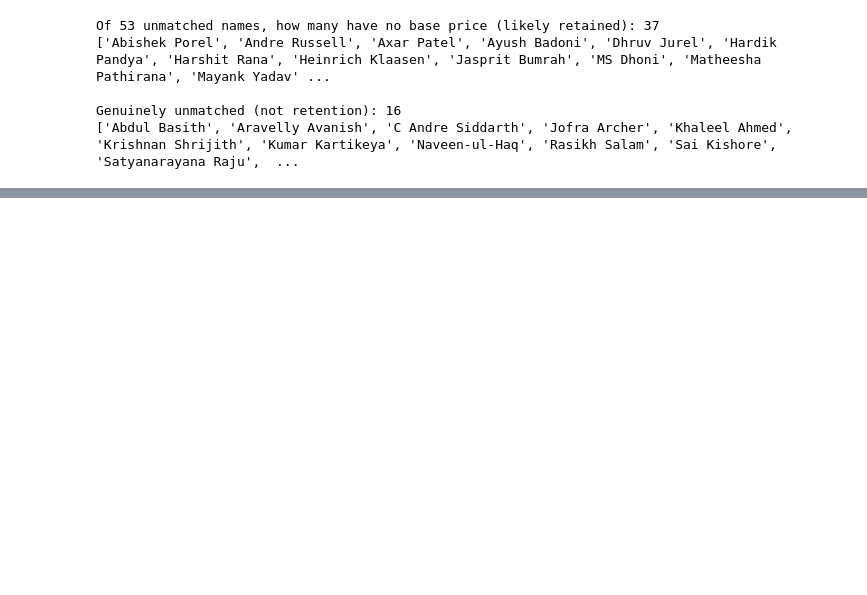
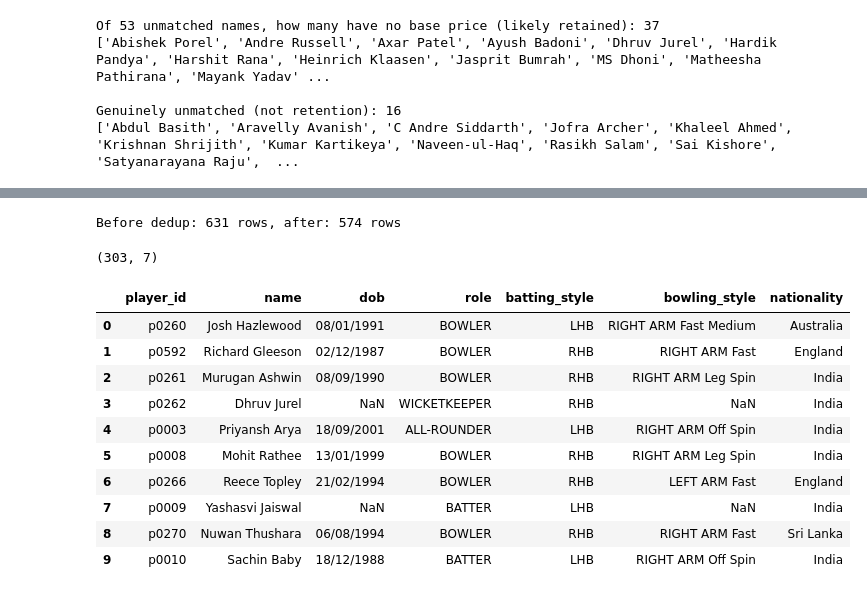
Before and after one commit to psai09599-stack/IPL-Auction-Intelligence, a Jupyter notebook: notebooks/01_data_audit.ipynb, the cells around one changed output, grey strips where cells are left out. Saved outputs shown, nothing was run; the diff lists cells and outputs as text; code cells hidden in the pictures; blank space fills up the shorter version.

```diff
--- a/notebooks/01_data_audit.ipynb
+++ b/notebooks/01_data_audit.ipynb
@@ -696,0 +736,59 @@ print(len(retained_players_meta))
+# %%
+# Drop duplicate names, keep first occurrence
+df_meta_2025_dedup = df_meta_2025.drop_duplicates(subset="full_name", keep="first")
+print(f"Before dedup: {len(df_meta_2025)} rows, after: {len(df_meta_2025_dedup)} rows")
+
+meta_by_name = df_meta_2025_dedup.set_index("full_name").to_dict("index")
+# %% [output]
+Before dedup: 631 rows, after: 574 rows
+# %%
+# Build lookup: pool_name -> meta row, from the fuzzy-matched pairs
+match_lookup = {r["pool_name"]: r["meta_name"] for r in meta_matched}
+
+df_meta_2025_dedup = df_meta_2025.drop_duplicates(subset="full_name", keep="first")
+meta_by_name = df_meta_2025_dedup.set_index("full_name").to_dict("index")
+
+meta_rows = []
+for name in full_2025_pool:
+    player_id = player_id_map_extended.loc[
+        player_id_map_extended["auction_name"] == name, "player_id"
+    ].values[0]
+
+    if name in retained_players_meta:
+        info = retained_players_meta[name]
+        meta_rows.append({
+            "player_id": player_id, "name": name,
+            "dob": None, "role": info["specialism"],
+            "batting_style": info["batting_style"],
+            "bowling_style": info["bowling_style"],
+            "nationality": info["country"],
+        })
+    elif name in match_lookup:
+        m = meta_by_name[match_lookup[name]]
+        meta_rows.append({
+            "player_id": player_id, "name": name,
+            "dob": m["dob"], "role": m["specialism"],
+            "batting_style": m["batting_style"],
+            "bowling_style": m["bowling_style"],
+            "nationality": m["country"],
+        })
+    # else: leave out for now (ambiguous / genuine mismatch — documented gap)
+
+player_meta = pd.DataFrame(meta_rows)
+player_meta.to_csv("../data/clean/player_meta.csv", index=False)
+
+print(player_meta.shape)
+player_meta.head(10)
+# %% [output]
+(303, 7)
+|  | player_id | name | dob | role | batting_style | bowling_style | nationality |
+| 0 | p0260 | Josh Hazlewood | 08/01/1991 | BOWLER | LHB | RIGHT ARM Fast Medium | Australia |
+| 1 | p0592 | Richard Gleeson | 02/12/1987 | BOWLER | RHB | RIGHT ARM Fast | England |
+| 2 | p0261 | Murugan Ashwin | 08/09/1990 | BOWLER | RHB | RIGHT ARM Leg Spin | India |
+| 3 | p0262 | Dhruv Jurel | NaN | WICKETKEEPER | RHB | NaN | India |
+| 4 | p0003 | Priyansh Arya | 18/09/2001 | ALL-ROUNDER | LHB | RIGHT ARM Off Spin | India |
+| 5 | p0008 | Mohit Rathee | 13/01/1999 | BOWLER | RHB | RIGHT ARM Leg Spin | India |
+| 6 | p0266 | Reece Topley | 21/02/1994 | BOWLER | RHB | LEFT ARM Fast | England |
+| 7 | p0009 | Yashasvi Jaiswal | NaN | BATTER | LHB | NaN | India |
+| 8 | p0270 | Nuwan Thushara | 06/08/1994 | BOWLER | RHB | RIGHT ARM Fast | Sri Lanka |
+| 9 | p0010 | Sachin Baby | 18/12/1988 | BATTER | LHB | RIGHT ARM Off Spin | India |
```
Also changed, not shown: parts of 18 cells of this notebook, 3 other files.
